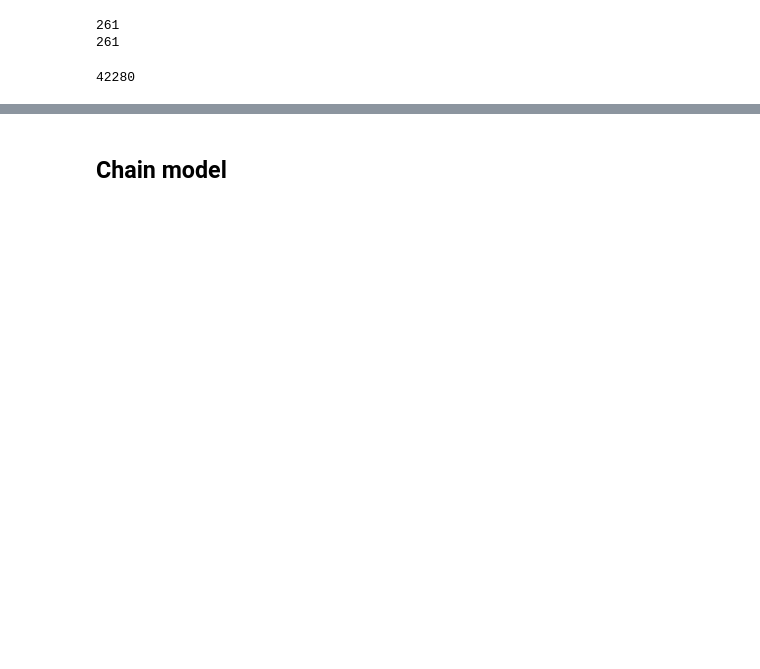
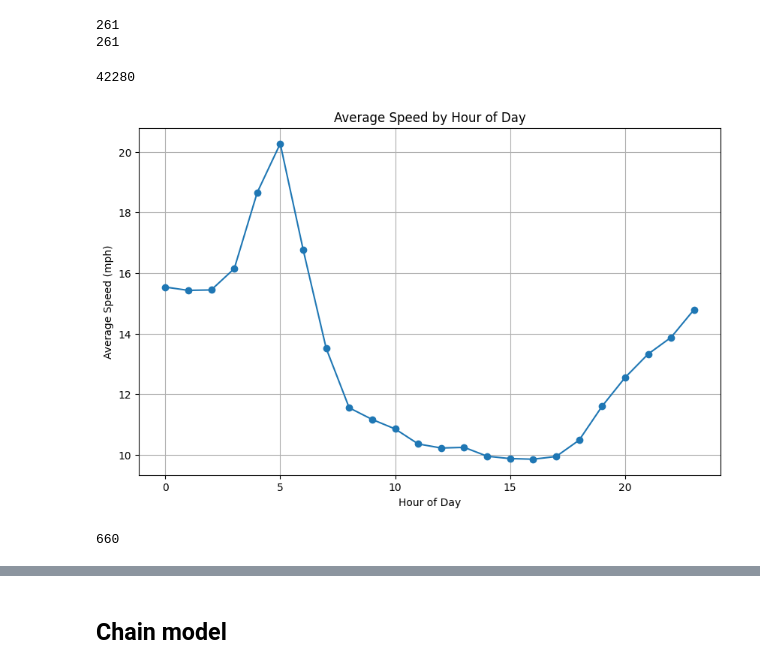
Before and after one commit to timagonch/NY_Taxi_2022, a Jupyter notebook: Test.ipynb, the cells around one changed output, grey strips where cells are left out. Cells and saved outputs as stored; diff of their text form; code cells hidden in the pictures; blank space fills up the shorter version.

```diff
--- a/Test.ipynb
+++ b/Test.ipynb
@@ -350,8 +359,11 @@ print(len(df_cleaned_35['dropoff_zone'].unique()))
 261
 261
 # %%
-# drop any rows where pickup and dropoff zones are equal 'Outside NYC'
-df_cleaned_35 = df_cleaned_35[~((df_cleaned_35['pickup_zone'] == 'Outside NYC') & (df_cleaned_35['dropoff_zone'] == 'Outside NYC'))]
+# Remove rows where either pickup or dropoff is Outside NYC or Outside of NYC
+df_cleaned_35 = df_cleaned_35[
+    ~(df_cleaned_35['pickup_zone'].isin(['Outside NYC', 'Outside of NYC']) |
+      df_cleaned_35['dropoff_zone'].isin(['Outside NYC', 'Outside of NYC']))
+]
 # %%
 # how many different combinations of pickup and dropoff zones are there?
 print(len(df_cleaned_35[['pickup_zone', 'dropoff_zone']].drop_duplicates()))
@@ -361,4 +373,17 @@ print(len(df_cleaned_35[['pickup_zone', 'dropoff_zone']].drop_duplicates()))
 # Extract hour of day and day of week from pickup timestamp
 df_cleaned_35["hour_of_day"] = df_cleaned_35["tpep_pickup_datetime"].dt.hour
 df_cleaned_35["day_of_week"] = df_cleaned_35["tpep_pickup_datetime"].dt.dayofweek  # Monday = 0
+# %%
+hourly_speed = df_cleaned_35.groupby('hour_of_day')['average_speed'].mean().reset_index()
+import matplotlib.pyplot as plt
+
+plt.figure(figsize=(10,6))
+plt.plot(hourly_speed['hour_of_day'], hourly_speed['average_speed'], marker='o')
+plt.title('Average Speed by Hour of Day')
+plt.xlabel('Hour of Day')
+plt.ylabel('Average Speed (mph)')
+plt.grid(True)
+plt.show()
+# %% [output]
+[figure, added]
 # %%
@@ -373,0 +395,5 @@ df_cleaned_35 = df_cleaned_35[(df_cleaned_35["trip_duration"] >= 1) & (df_cleane
+# %%
+# print how many rows have negative trip duration
+print(len(df_cleaned_35[df_cleaned_35["trip_duration"] < 0]))
+# %% [output]
+660
```
Also changed, not shown: parts of 31 cells of this notebook, 1 other file.
